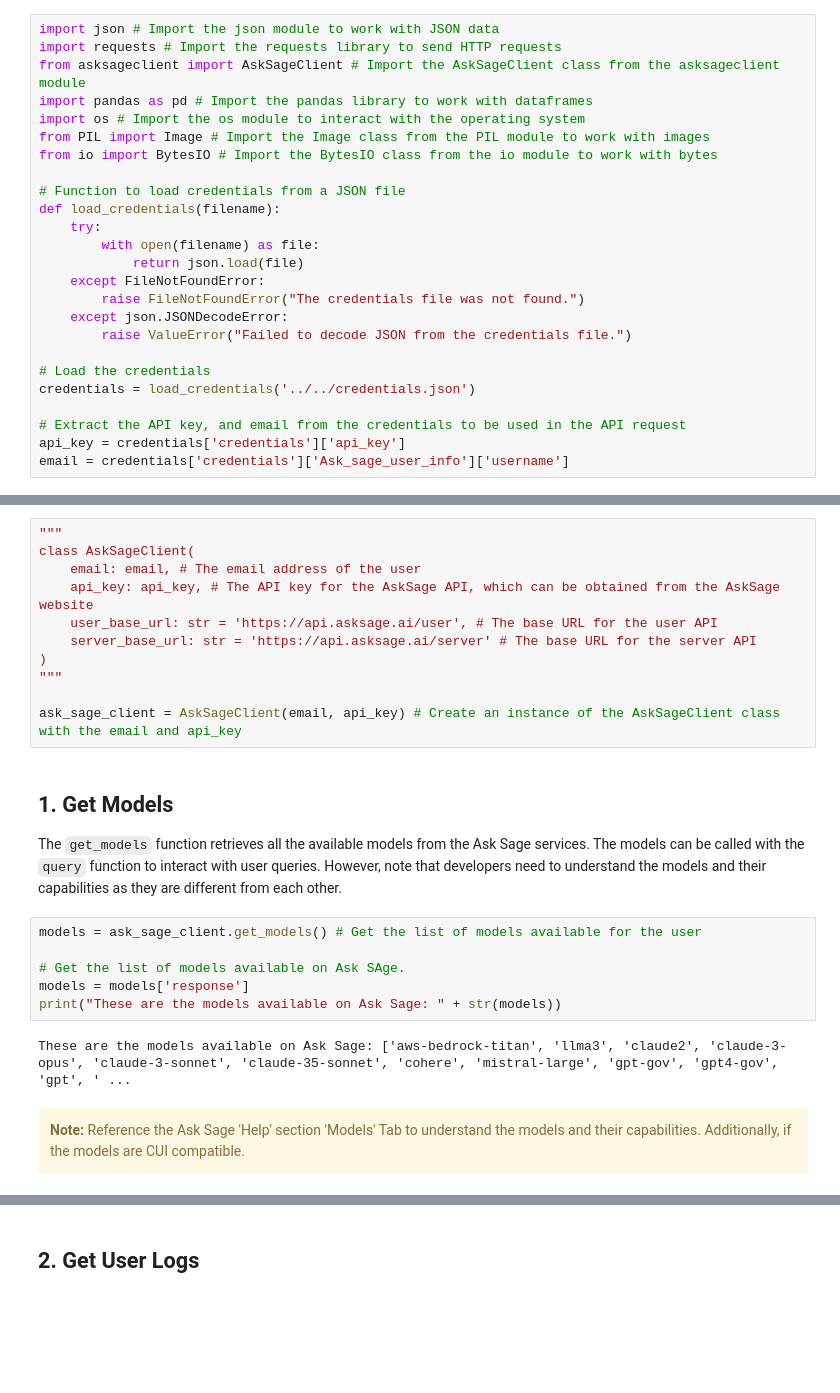
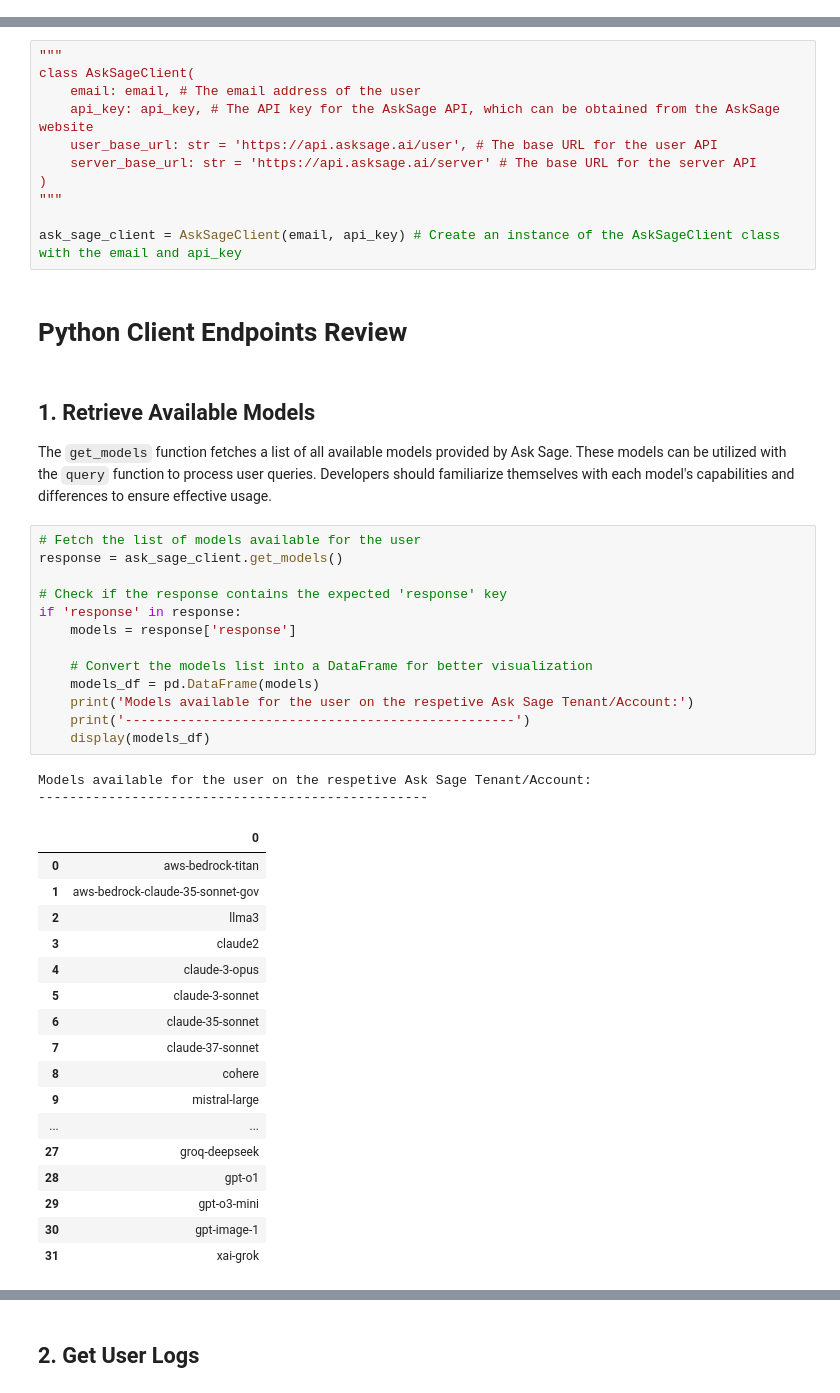
Before and after one commit to Ask-Sage/AskSage-Open-Source-Community, a Jupyter notebook: examples/ex_1_api_endpoints/asksage_python_client_overview.ipynb, the cells around one changed output, grey strips where cells are left out. Saved outputs shown, nothing was run; the diff lists cells and outputs as text; blank space fills up the shorter version.

```diff
--- a/examples/ex_1_api_endpoints/asksage_python_client_overview.ipynb
+++ b/examples/ex_1_api_endpoints/asksage_python_client_overview.ipynb
@@ -51,25 +66,0 @@ Let's start by importing the necessary libraries and setting the environment var
-# %%
-import json # Import the json module to work with JSON data
-import requests # Import the requests library to send HTTP requests
-from asksageclient import AskSageClient # Import the AskSageClient class from the asksageclient module
-import pandas as pd # Import the pandas library to work with dataframes
-import os # Import the os module to interact with the operating system
-from PIL import Image # Import the Image class from the PIL module to work with images
-from io import BytesIO # Import the BytesIO class from the io module to work with bytes
-
-# Function to load credentials from a JSON file
-def load_credentials(filename):
-    try:
-        with open(filename) as file:
-            return json.load(file)
-    except FileNotFoundError:
-        raise FileNotFoundError("The credentials file was not found.")
-    except json.JSONDecodeError:
-        raise ValueError("Failed to decode JSON from the credentials file.")
-
-# Load the credentials
-credentials = load_credentials('../../credentials.json')
-
-# Extract the API key, and email from the credentials to be used in the API request
-api_key = credentials['credentials']['api_key']
-email = credentials['credentials']['Ask_sage_user_info']['username']
@@ -90,18 +170,41 @@ class AskSageClient(
 """
 
 ask_sage_client = AskSageClient(email, api_key) # Create an instance of the AskSageClient class with the email and api_key
+# %% [markdown]
+# Python Client Endpoints Review
 # %% [markdown]
-## 1. Get Models
-The `get_models` function retrieves all the available models from the Ask Sage services. The models can be called with the `query` function to interact with user queries. However, note that developers need to understand the models and their capabilities as they are different from each other.
+## 1. Retrieve Available Models
+The `get_models` function fetches a list of all available models provided by Ask Sage. These models can be utilized with the `query` function to process user queries. Developers should familiarize themselves with each model's capabilities and differences to ensure effective usage.
-# %%
-models = ask_sage_client.get_models() # Get the list of models available for the user
-
-# Get the list of models available on Ask SAge.
-models = models['response']
-print("These are the models available on Ask Sage: " + str(models))
-# %% [output]
-These are the models available on Ask Sage: ['aws-bedrock-titan', 'llma3', 'claude2', 'claude-3-opus', 'claude-3-sonnet', 'claude-35-sonnet', 'cohere', 'mistral-large', 'gpt-gov', 'gpt4-gov', 'gpt', ' ...
-# %% [markdown]
-<div class="alert alert-block alert-warning">
-<b>Note:</b> Reference the Ask Sage 'Help' section 'Models' Tab to understand the models and their capabilities. Additionally, if the models are CUI compatible.
-</div>
+# %%
+# Fetch the list of models available for the user
+response = ask_sage_client.get_models()
+
+# Check if the response contains the expected 'response' key
+if 'response' in response:
+    models = response['response']
+
+    # Convert the models list into a DataFrame for better visualization
+    models_df = pd.DataFrame(models)
+    print('Models available for the user on the respetive Ask Sage Tenant/Account:')
+    print('--------------------------------------------------')
+    display(models_df)
+# %% [output]
+Models available for the user on the respetive Ask Sage Tenant/Account:
+--------------------------------------------------
+|  | 0 |
+| 0 | aws-bedrock-titan |
+| 1 | aws-bedrock-claude-35-sonnet-gov |
+| 2 | llma3 |
+| 3 | claude2 |
+| 4 | claude-3-opus |
+| 5 | claude-3-sonnet |
+| 6 | claude-35-sonnet |
+| 7 | claude-37-sonnet |
+| 8 | cohere |
+| 9 | mistral-large |
+| ... | ... |
+| 27 | groq-deepseek |
+| 28 | gpt-o1 |
+| 29 | gpt-o3-mini |
+| 30 | gpt-image-1 |
+| 31 | xai-grok |
```
Also changed, not shown: parts of 162 cells of this notebook, 11 other files.
